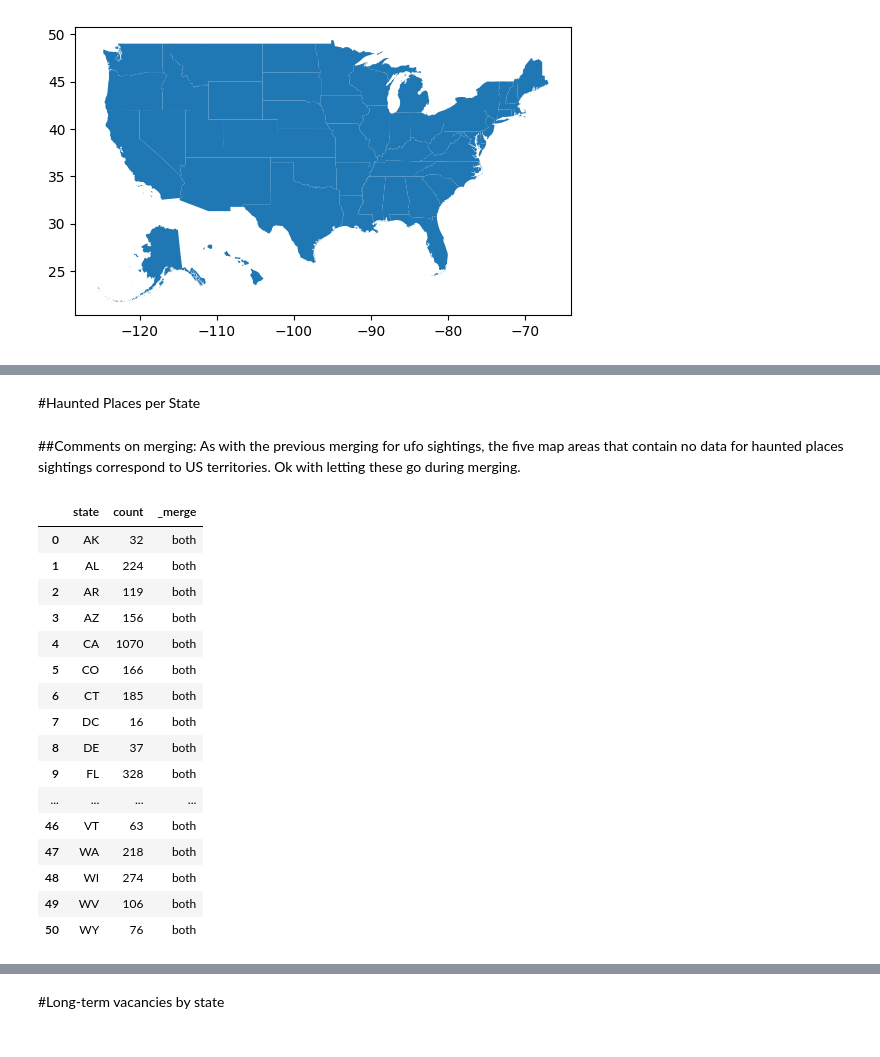
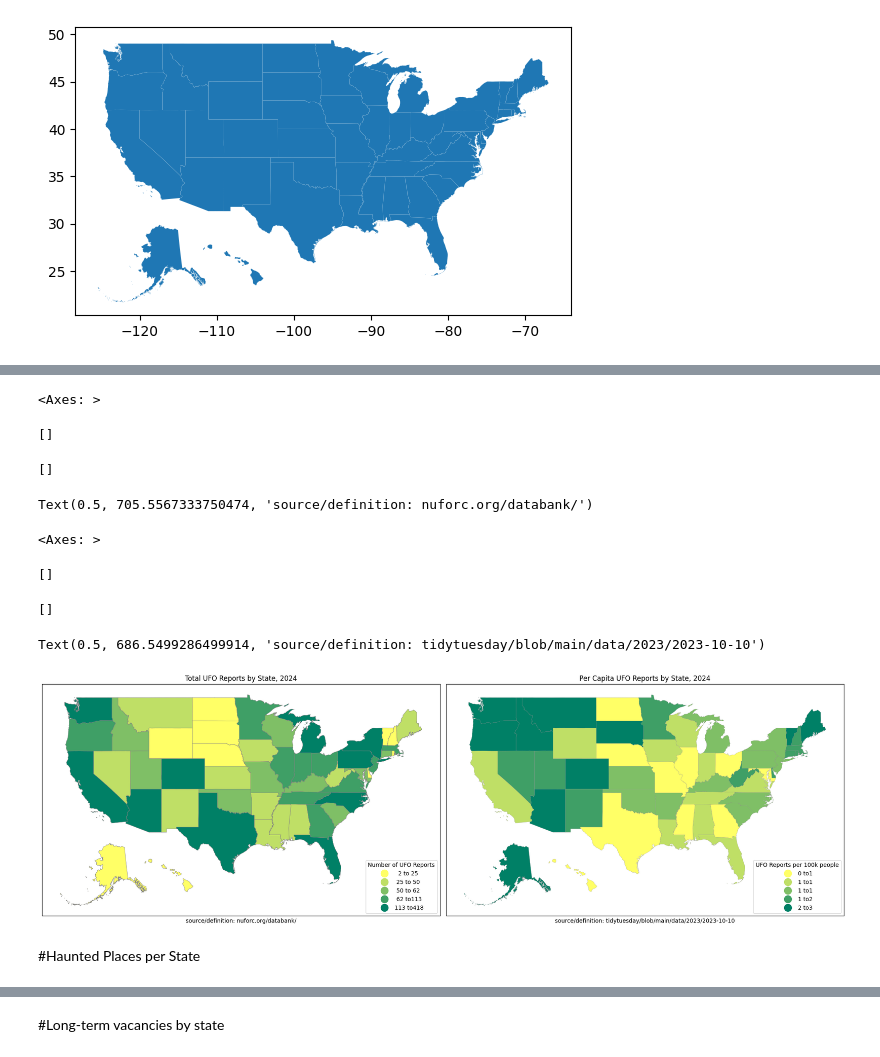
Before and after one commit to carlavilla/GIS, a Jupyter notebook: PS3_GIS_CV.ipynb, the cells around one changed output, grey strips where cells are left out. Cells and saved outputs as stored; diff of their text form; code cells hidden in the pictures.

```diff
--- a/PS3_GIS_CV.ipynb
+++ b/PS3_GIS_CV.ipynb
@@ -769,26 +781,40 @@ Text(0.5, 1117.767960045528, 'source/definition: nuforc.org/databank/')
+# %%
+#Add interactive elements
+fig, axs = plt.subplots(1,2, figsize=(20,20),sharey=True, tight_layout=True)
+spooky_US.plot(ax=axs[0],column='UFO_sight',legend=True,cmap='summer_r',
+          scheme='quantiles',k=5, edgecolor='grey',linewidth=.5,
+          legend_kwds= {"fmt": "{:,.0f}",'loc':'lower right','markerscale':1.4})
+axs[0].title.set_text("Total UFO Reports by State, 2024")
+axs[0].set_xticks([]); axs[0].set_yticks([])
+axs[0].set_xlabel('''source/definition: nuforc.org/databank/''')
+leg1_ufo = axs[0].get_legend()
+leg1_ufo.set_title('''Number of UFO Reports''')
+
+
+spooky_US.plot(ax=axs[1],column='ufocap',legend=True,cmap='summer_r',
+          scheme='quantiles',k=5, edgecolor='grey',linewidth=.2,
+          legend_kwds= {"fmt": "{:,.0f}",'loc':'lower right','markerscale':1.4})
+axs[1].title.set_text("Per Capita UFO Reports by State, 2024")
+axs[1].set_xticks([]); axs[1].set_yticks([])
+axs[1].set_xlabel('''source/definition: tidytuesday/blob/main/data/2023/2023-10-10''')
+leg1_haunted = axs[1].get_legend()
+leg1_haunted.set_title('''UFO Reports per 100k people''')
+
+#Add decimals to values here
+for ax in axs:
+  for lbl in ax.get_legend().get_texts():
+        label_text = lbl.get_text()
+        new_text = label_text.replace(', ', ' to')
+        lbl.set_text(new_text)
+# %% [output]
+<Axes: >
+[]
+[]
+Text(0.5, 705.5567333750474, 'source/definition: nuforc.org/databank/')
+<Axes: >
+[]
+[]
+Text(0.5, 686.5499286499914, 'source/definition: tidytuesday/blob/main/data/2023/2023-10-10')
+[figure, added]
 # %% [markdown]
 #Haunted Places per State
-# %% [markdown]
-##Comments on merging:
-As with the previous merging for ufo sightings, the five map areas that contain no data for haunted places sightings correspond to US territories. Ok with letting these go during merging.
-# %%
-spooky3= pd.merge(UStates, hauntedcount, on='state',how='outer',indicator=True)
-spooky3[['state', 'count', '_merge']]
-# %% [output]
-|  | state | count | _merge |
-| 0 | AK | 32 | both |
-| 1 | AL | 224 | both |
-| 2 | AR | 119 | both |
-| 3 | AZ | 156 | both |
-| 4 | CA | 1070 | both |
-| 5 | CO | 166 | both |
-| 6 | CT | 185 | both |
-| 7 | DC | 16 | both |
-| 8 | DE | 37 | both |
-| 9 | FL | 328 | both |
-| ... | ... | ... | ... |
-| 46 | VT | 63 | both |
-| 47 | WA | 218 | both |
-| 48 | WI | 274 | both |
-| 49 | WV | 106 | both |
-| 50 | WY | 76 | both |
```
Also changed, not shown: parts of 30 cells of this notebook.
